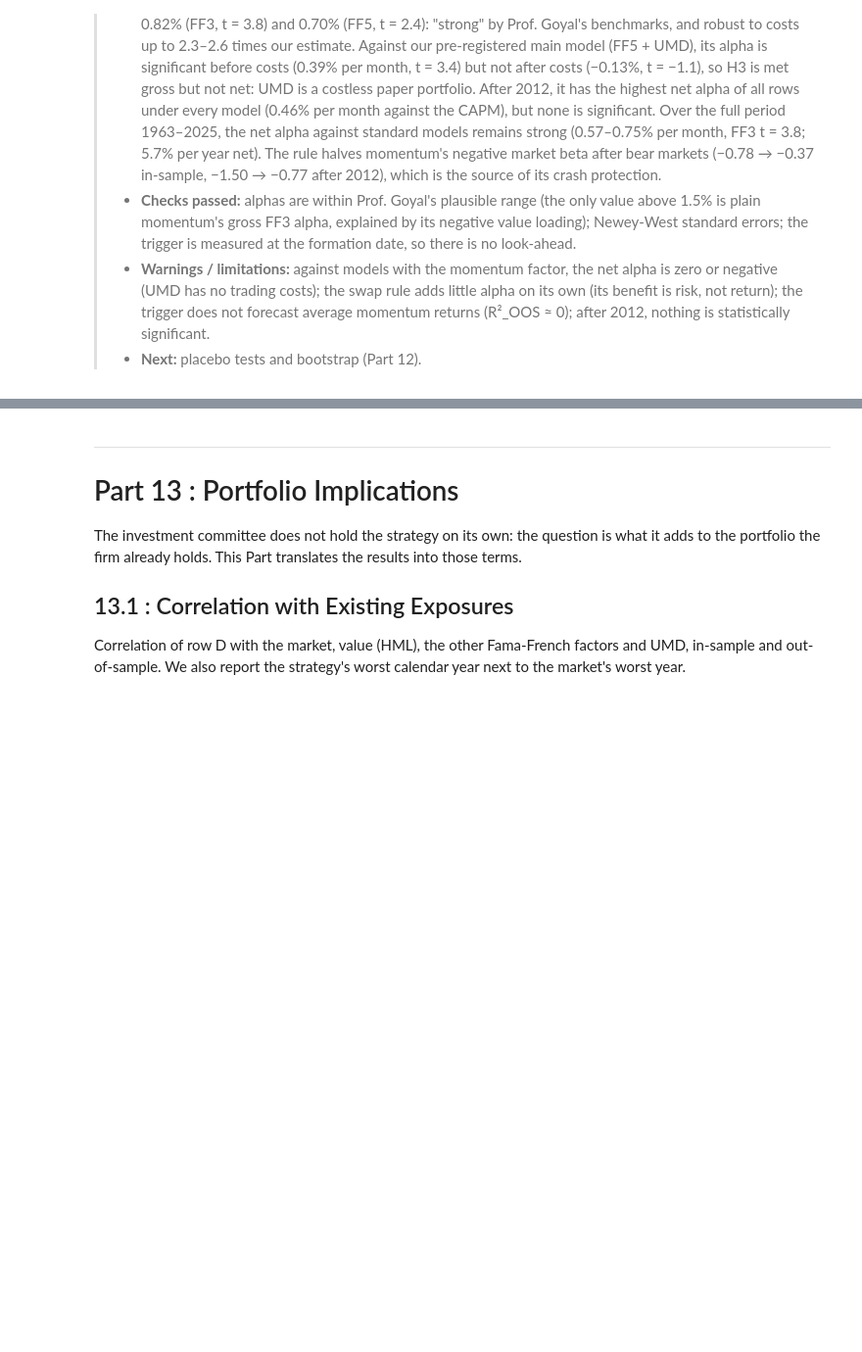
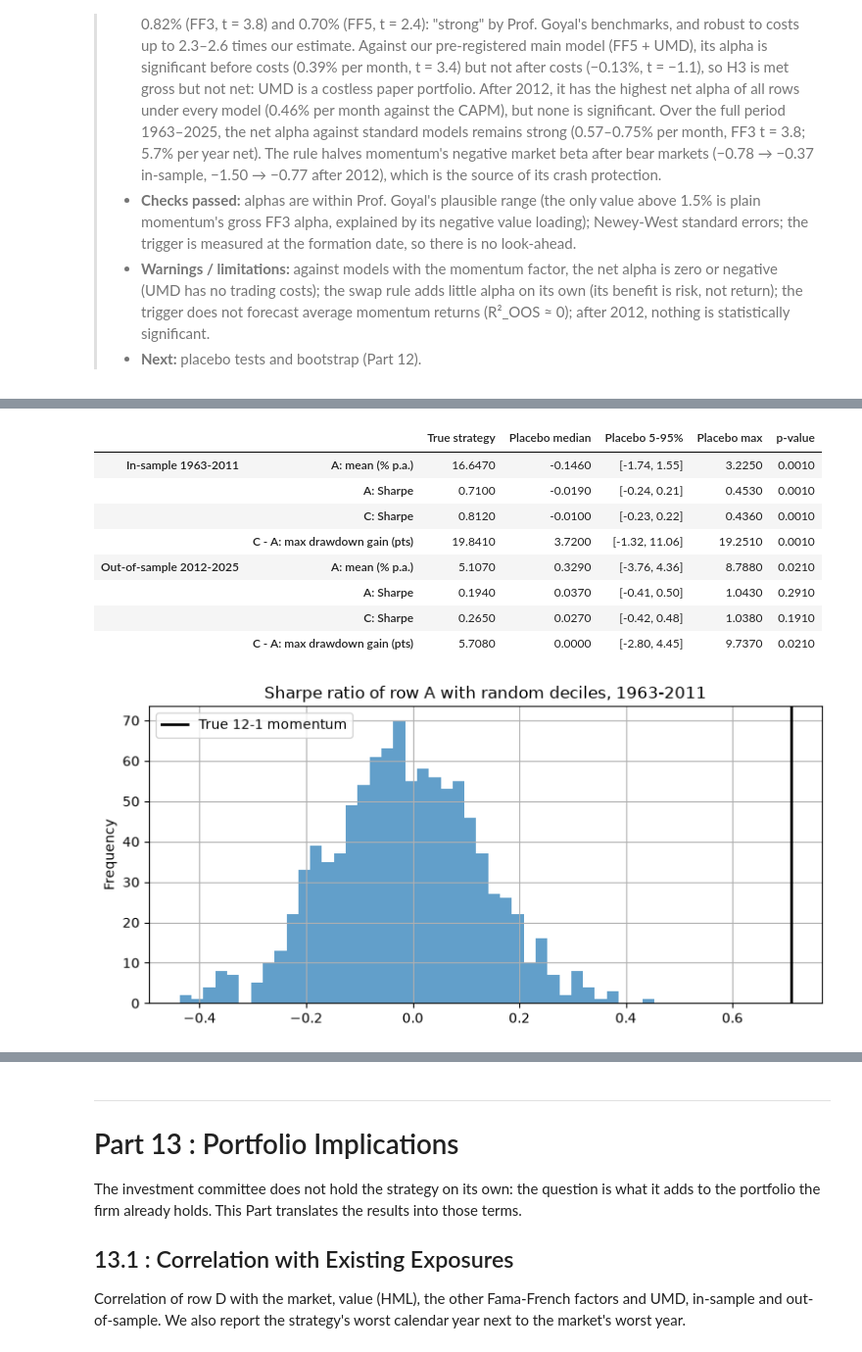
Before and after one commit to olol2/AppliedInvestments, a Jupyter notebook: Momentum_Robust_Notebook.ipynb, the cells around one changed output, grey strips where cells are left out. Shown at 98% size. Cells and saved outputs as stored; diff of their text form; code cells hidden in the pictures; blank space fills up the shorter version.

```diff
--- a/Momentum_Robust_Notebook.ipynb
+++ b/Momentum_Robust_Notebook.ipynb
@@ -2908,0 +3093,69 @@ Each month, randomly reassign the signal across stocks and rebuild the long-shor
+# %%
+xs = (crsp.loc[crsp["port_12_1"].notna() & crsp["ret_next"].notna(), ["date", "port_12_1", "me", "ret_next"]]
+      .sort_values("date", kind="stable").reset_index(drop=True))
+d_code, d_uniq = pd.factorize(xs["date"], sort=True)
+n_dates = len(d_uniq)
+lab = xs["port_12_1"].to_numpy().astype(np.int8)
+me_x = xs["me"].to_numpy(dtype=float)
+wr_x = me_x * xs["ret_next"].to_numpy(dtype=float)
+hold_x = pd.DatetimeIndex(d_uniq) + pd.offsets.MonthEnd(1)
+in_s = (hold_x >= SAMPLE_START) & (hold_x <= SAMPLE_END)
+hold_s = hold_x[in_s]
+
+def vw_legs(labels):
+    """Value-weighted return of decile 10 and decile 1 in every holding month (sample months only)."""
+    out = []
+    for k in (10, 1):
+        m = labels == k
+        num = np.bincount(d_code[m], weights=wr_x[m], minlength=n_dates)
+        den = np.bincount(d_code[m], weights=me_x[m], minlength=n_dates)
+        out.append((num / den)[in_s])
+    return out
+
+p_C = to_holding(trigger, index=hold_s)
+m_C = mkt_leg.reindex(hold_s).to_numpy()
+def rows_A_C(win, los):
+    return win - los, win - ((1 - DELTA * p_C) * los + DELTA * p_C * m_C)
+
+# Check: true labels reproduce rows A and C
+a_true, c_true = rows_A_C(*vw_legs(lab))
+assert np.allclose(a_true, row_A["gross"].reindex(hold_s).to_numpy(), equal_nan=True), "Row A not reproduced"
+assert np.allclose(c_true, row_C["gross"].reindex(hold_s).to_numpy(), equal_nan=True), "Row C not reproduced"
+
+rng_x = np.random.default_rng(SEED + 2)
+A_P, C_P = np.empty((len(hold_s), N_SIM)), np.empty((len(hold_s), N_SIM))
+t0 = time.time()
+for j in range(N_SIM):
+    order = np.lexsort((rng_x.random(len(lab)), d_code))     # random order within each month
+    A_P[:, j], C_P[:, j] = rows_A_C(*vw_legs(lab[order]))     # labels shuffled across stocks of the same month
+    if (j + 1) % 200 == 0:
+        print(f"{j + 1} placebos done ({time.time() - t0:.0f} s)")
+
+rows_x = {}
+for period, (start, end) in PERIODS_11.items():
+    sel = (hold_s >= start) & (hold_s <= end)
+    tA, tC = perf_stats(a_true[sel]), perf_stats(c_true[sel])
+    pA, pC = perf_stats(A_P[sel], axis=0), perf_stats(C_P[sel], axis=0)
+    dd_true = tC["Max drawdown (%)"] - tA["Max drawdown (%)"]
+    dd_plac = pC["Max drawdown (%)"] - pA["Max drawdown (%)"]
+    for name, t, p in [("A: mean (% p.a.)", tA["Mean (% p.a.)"], pA["Mean (% p.a.)"]),
+                       ("A: Sharpe", tA["Sharpe"], pA["Sharpe"]),
+                       ("C: Sharpe", tC["Sharpe"], pC["Sharpe"]),
+                       ("C - A: max drawdown gain (pts)", dd_true, dd_plac)]:
+        rows_x[(period, name)] = {"True strategy": t, "Placebo median": np.median(p),
+                                  "Placebo 5-95%": f"[{np.quantile(p, 0.05):.2f}, {np.quantile(p, 0.95):.2f}]",
+                                  "Placebo max": p.max(), "p-value": (1 + (p >= t).sum()) / (1 + len(p))}
+xs_table = pd.DataFrame.from_dict(rows_x, orient="index")
+print(f"Cross-sectional placebo, {N_SIM} random assignments of the deciles (gross returns):")
+display(xs_table.round(3))
+xs_table.to_csv(OUTPUT / "table_12_2_cross_sectional_placebo.csv")
+
+sel = (hold_s >= SAMPLE_START) & (hold_s <= IS_END)
+ax = pd.Series(perf_stats(A_P[sel], axis=0)["Sharpe"]).plot.hist(bins=40, alpha=0.7, figsize=(9, 4),
+                                                              title="Sharpe ratio of row A with random deciles, 1963-2011")
+ax.axvline(perf_stats(a_true[sel])["Sharpe"], color="black", linewidth=2, label="True 12-1 momentum")
+ax.legend()
+plt.savefig(OUTPUT / "fig_12_2_cross_sectional_placebo.png", dpi=150, bbox_inches="tight")
+plt.show()
+del xs, A_P, C_P
+# %% [output]
@@ -2908,0 +3168,10 @@ Each month, randomly reassign the signal across stocks and rebuild the long-shor
+|  |  | True strategy | Placebo median | Placebo 5-95% | Placebo max | p-value |
+| In-sample 1963-2011 | A: mean (% p.a.) | 16.6470 | -0.1460 | [-1.74, 1.55] | 3.2250 | 0.0010 |
+|  | A: Sharpe | 0.7100 | -0.0190 | [-0.24, 0.21] | 0.4530 | 0.0010 |
+|  | C: Sharpe | 0.8120 | -0.0100 | [-0.23, 0.22] | 0.4360 | 0.0010 |
+|  | C - A: max drawdown gain (pts) | 19.8410 | 3.7200 | [-1.32, 11.06] | 19.2510 | 0.0010 |
+| Out-of-sample 2012-2025 | A: mean (% p.a.) | 5.1070 | 0.3290 | [-3.76, 4.36] | 8.7880 | 0.0210 |
+|  | A: Sharpe | 0.1940 | 0.0370 | [-0.41, 0.50] | 1.0430 | 0.2910 |
+|  | C: Sharpe | 0.2650 | 0.0270 | [-0.42, 0.48] | 1.0380 | 0.1910 |
+|  | C - A: max drawdown gain (pts) | 5.7080 | 0.0000 | [-2.80, 4.45] | 9.7370 | 0.0210 |
+[figure, added]
```
Also changed, not shown: parts of 17 cells of this notebook, 8 other files.
